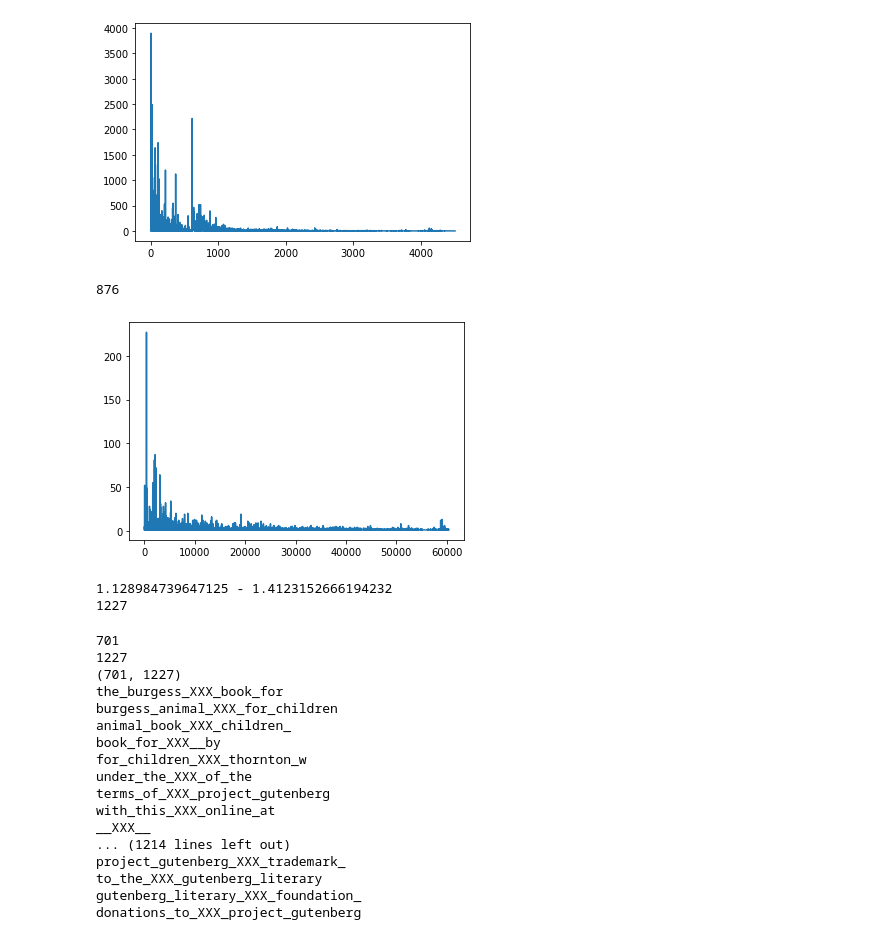
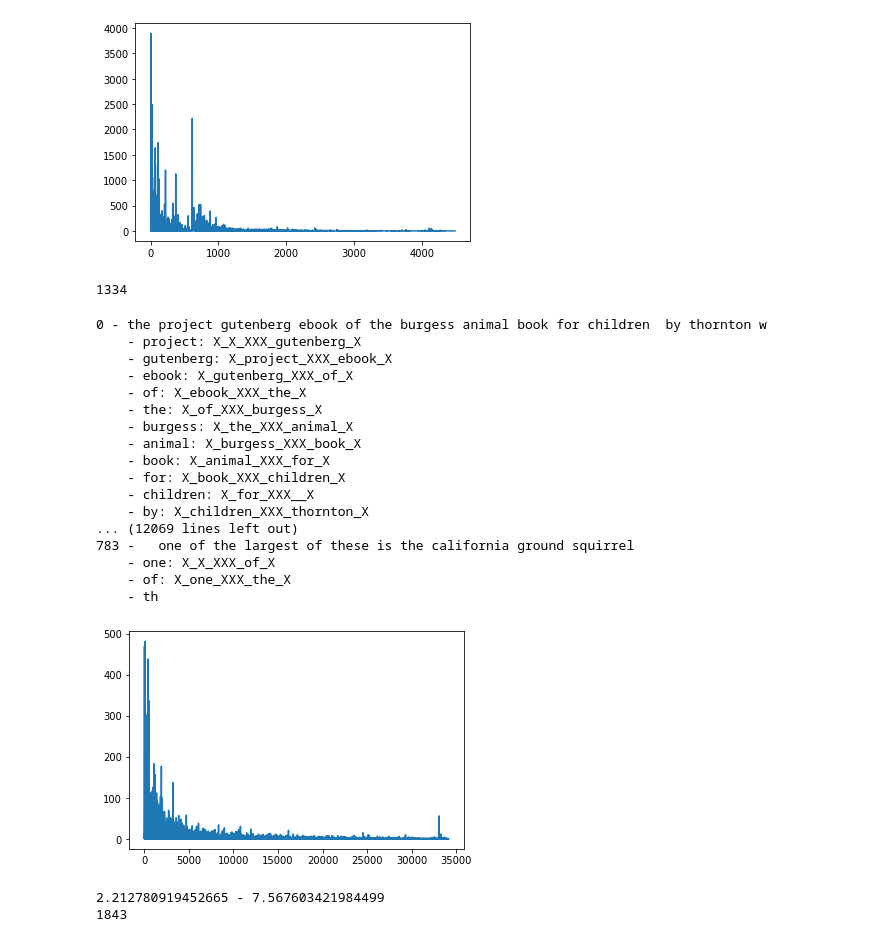
Before and after one commit to boudartjj/ai_basics, a Jupyter notebook: Word2Vec-DRAFT.ipynb, the cells around one changed output. Saved outputs shown, nothing was run; the diff lists cells and outputs as text; code cells hidden in the pictures.

```diff
--- a/Word2Vec-DRAFT.ipynb
+++ b/Word2Vec-DRAFT.ipynb
@@ -15,7 +15,7 @@ from tensorflow import train
 # %%
 contents = open("data/The Burgess Animal Book for Children.txt", "r", encoding='utf-8').read()
 # %%
-sentences = contents.lower().replace("\r\n", " ").replace("\r", " ").replace("\n", " ").replace(';', ' ').replace(',', ' ').replace('?', ' ').replace('"', ' ').replace("“", ' ').replace("'", ' ').replace(":", ' ').replace("*", ' ').replace("#", ' ').replace("[", ' ').replace("]", ' ').replace("-", ' ').split(".")
+sentences = contents.lower().replace("\r\n", " ").replace("\r", " ").replace("\n", " ").replace(';', ' ').replace(',', ' ').replace('?', ' ').replace('"', ' ').replace("“", ' ').replace("'", ' ').replace(":", ' ').replace("*", ' ').replace("#", ' ').replace("[", ' ').replace("]", ' ').replace("-", ' ').replace("”", ' ').split(".")
 # %%
 # create dictionary
 dictionary = []
@@ -37,53 +37,72 @@ mean = np.mean(list(tmp_dictionary.values()))
 stdev = np.std(list(tmp_dictionary.values()))
 
 for word in tmp_dictionary:
-    if tmp_dictionary[word] > 10 and len(word) > 1 and not word.isnumeric():
+    if tmp_dictionary[word] > 5 and not word.isnumeric():
         dictionary.append(word)
 
 print(len(dictionary))
 # %% [output]
 [figure]
-876
+1334
 # %%
 # get vector dimensions
 tmp_vector_dimensions = {}
 vector_dimensions = []
 for i in range (0, len(sentences)):
+    print(str(i) + " - " + sentences[i])
     words = sentences[i].split(" ")
-    word_m1 = ''
-    word_m2 = ''
+    word_m1 = 'X'
+    word_m2 = 'X'
     for i in range(0, len(words)):
         word = words[i]
         if word in dictionary:
-            word_p1 = ''
-            word_p2 = ''
+            word_p1 = 'X'
+            word_p2 = 'X'
             if i < len(words) - 1: word_p1 = words[i + 1]
-            if i < len(words) - 2: word_p2 = words[i + 2]
+            #if i < len(words) - 2: word_p2 = words[i + 2]
             dimension = word_m2 + "_" + word_m1 + "_XXX_" + word_p1 + "_" + word_p2
+            print("    - " + word + ": " + dimension)
             if dimension not in tmp_vector_dimensions:
                 tmp_vector_dimensions[dimension] = 0
             tmp_vector_dimensions[dimension] += 1
-            word_m2 = word_m1
+            #word_m2 = word_m1
             word_m1 = word
 
 plt.plot(list(tmp_vector_dimensions.values()))
 plt.show()
 
 # keep only frequent dimensions occurences
 mean = np.mean(list(tmp_vector_dimensions.values()))
 stdev = np.std(list(tmp_vector_dimensions.values()))
 
 print(str(mean) + " - " + str(stdev))
 
 for dimension in tmp_vector_dimensions:
-    if tmp_vector_dimensions[dimension] > 2 and tmp_vector_dimensions[dimension] < 2000:
+    if tmp_vector_dimensions[dimension] > 5 and tmp_vector_dimensions[dimension] < 2000:
         vector_dimensions.append(dimension)
 
 print(len(vector_dimensions))
 # %% [output]
+0 - ﻿the project gutenberg ebook of the burgess animal book for children  by thornton w
+    - project: X_X_XXX_gutenberg_X
+    - gutenberg: X_project_XXX_ebook_X
+    - ebook: X_gutenberg_XXX_of_X
+    - of: X_ebook_XXX_the_X
+    - the: X_of_XXX_burgess_X
+    - burgess: X_the_XXX_animal_X
+    - animal: X_burgess_XXX_book_X
+    - book: X_animal_XXX_for_X
+    - for: X_book_XXX_children_X
+    - children: X_for_XXX__X
+    - by: X_children_XXX_thornton_X
+... (12069 lines left out)
+783 -   one of the largest of these is the california ground squirrel
+    - one: X_X_XXX_of_X
+    - of: X_one_XXX_the_X
+    - th
-[figure, old version]
+[figure, new version]
-1.128984739647125 - 1.4123152666194232
-1227
+2.212780919452665 - 7.567603421984499
+1843
 # %%
 # create words vector
 words_vector = np.zeros((len(dictionary), len(vector_dimensions)))
@@ -116,26 +135,2 @@ words_vector = normalize(words_vector, axis=1, norm='l1')
 #pca = PCA(n_components = 10)
 #words_vector = pca.fit_transform(words_vector)
-# %%
-print(len(words_vector_dict))
-print(len(vector_dimensions))
-print(words_vector.shape)
-for x in vector_dimensions:
-    print(x)
-# %% [output]
-701
-1227
-(701, 1227)
-the_burgess_XXX_book_for
-burgess_animal_XXX_for_children
-animal_book_XXX_children_
-book_for_XXX__by
-for_children_XXX_thornton_w
-under_the_XXX_of_the
-terms_of_XXX_project_gutenberg
-with_this_XXX_online_at
-__XXX__
-... (1214 lines left out)
-project_gutenberg_XXX_trademark_
-to_the_XXX_gutenberg_literary
-gutenberg_literary_XXX_foundation_
-donations_to_XXX_project_gutenberg
```
Also changed, not shown: parts of 9 cells of this notebook, 1 other file.
